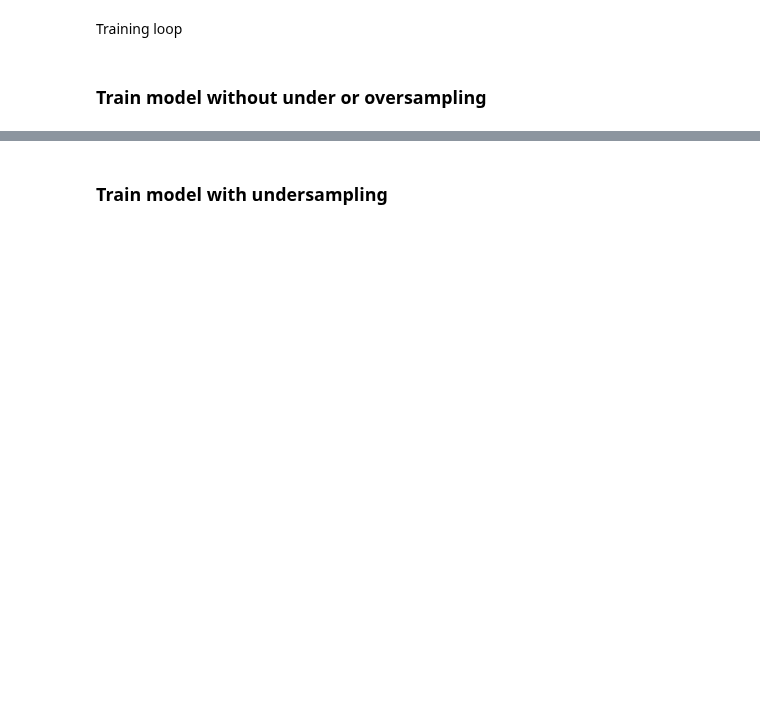
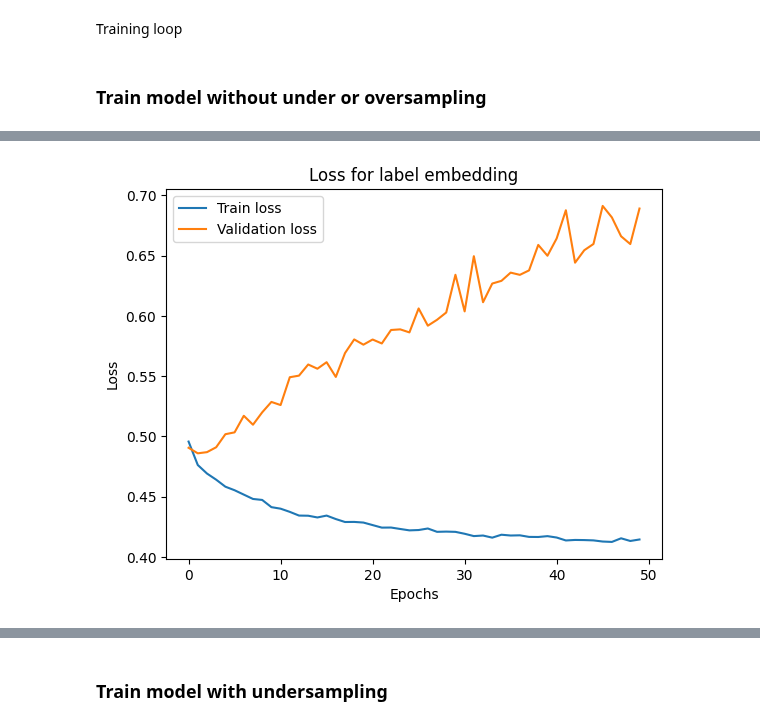
Before and after one commit to medplot/data-mining-project, a Jupyter notebook: jupyter_notebooks/neural_network_label_embedding.ipynb, the cells around one changed output, grey strips where cells are left out. Cells and saved outputs as stored; diff of their text form; code cells hidden in the pictures; blank space fills up the shorter version.

Commit message:
add label embedding results

```diff
--- a/jupyter_notebooks/neural_network_label_embedding.ipynb
+++ b/jupyter_notebooks/neural_network_label_embedding.ipynb
@@ -198,10 +170,13 @@ def get_f_score(model: Net, data_loader):
         _, labels = torch.max(labels.data, 1)
         running_predictions.extend(predicted.detach().cpu().numpy().ravel())
         running_labels.extend(labels.detach().cpu().numpy().ravel())
-
         pass
 
-    return fbeta_score(running_labels, running_predictions, beta=2)
+    f_score = fbeta_score(y_true=running_labels, y_pred=running_predictions, beta=2, pos_label=1, average="binary")
+    precision = precision_score(y_true=running_labels, y_pred=running_predictions)
+    recall = recall_score(y_true=running_labels, y_pred=running_predictions)
+
+    return f_score, precision, recall
 # %% [markdown]
 Training loop
 # %%
@@ -295,0 +244,28 @@ plot_accuracy(accuracy_values)
+# %%
+data_train, data_validation, data_test, target_train, target_validation, target_test = preprocessor.get_preprocessed_dataset_for_neural_network()
+
+train_dataset = CustomBrfssDataset(data_train, target_train)
+validation_dataset = CustomBrfssDataset(data_validation, target_validation)
+
+# Custom weighted sampling required because otherwise the f2 score can be zero when all samples are from the same class, random sampling is not suitable
+class_count_train = [target_train["No"].sum(),target_train["Yes"].sum()]
+class_weights_train = 1./torch.tensor(class_count_train, dtype=torch.float)
+class_weights_train_all = class_weights_train[np.where(target_train.to_numpy()==1)[1]]
+
+class_count_validation = [target_validation["No"].sum(),target_validation["Yes"].sum()]
+class_weights_validation = 1./torch.tensor(class_count_validation, dtype=torch.float)
+class_weights_validation_all = class_weights_validation[np.where(target_validation.to_numpy()==1)[1]]
+
+weighted_sampler_train = data_utils.WeightedRandomSampler(weights=class_weights_train_all, num_samples=target_train.shape[0], replacement=True)
+weighted_sampler_validation = data_utils.WeightedRandomSampler(weights=class_weights_validation_all, num_samples=target_validation.shape[0], replacement=True)
+
+train_loader = torch.utils.data.DataLoader(train_dataset, batch_size=batch_size, shuffle=False, sampler=weighted_sampler_train)
+validation_loader = torch.utils.data.DataLoader(validation_dataset, batch_size=batch_size, shuffle=False, sampler=weighted_sampler_validation)
+
+net = Net()
+net.to(device)
+
+criterion_cross_entropy = nn.BCELoss()
+optimizer_adam = optim.Adam(net.parameters(),lr=0.002)
+
+loss_values, loss_values_validation, accuracy_values, accuracy_values_validation, f_scores, f_scores_validation = train_network(model=net, criterion=criterion_cross_entropy, optimizer=optimizer_adam, data_train_loader=train_loader, data_validation_loader=validation_loader, n_epochs=50)
@@ -295,0 +290,4 @@ plot_accuracy(accuracy_values)
+# %%
+plot_multiple_loss_curves(loss_curves=[loss_values, loss_values_validation], labels=["Train loss","Validation loss"], title="Loss for label embedding")
+# %% [output]
+[figure, added]
```
Also changed, not shown: parts of 26 cells of this notebook, 1 other file.
